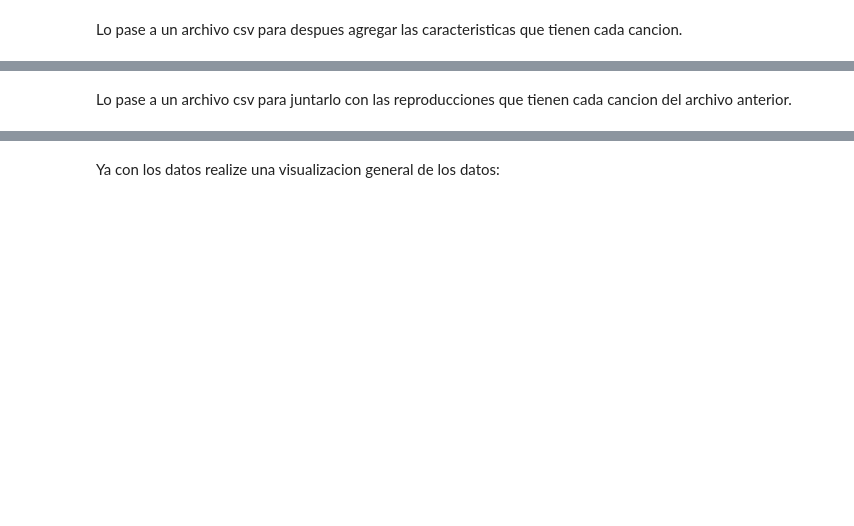
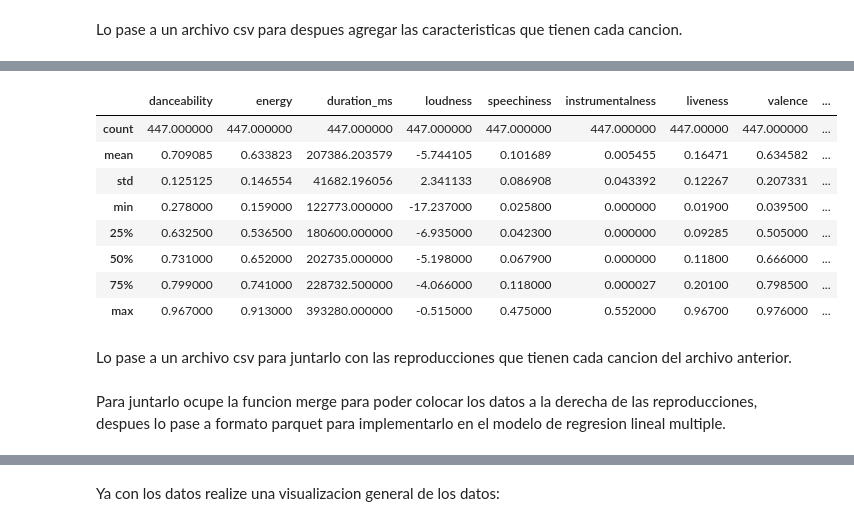
Before and after one commit to JesusRosales1309/Spoty-project, a Jupyter notebook: notebooks/Todo_en_uno.ipynb, the cells around one changed output, grey strips where cells are left out. Saved outputs shown, nothing was run; the diff lists cells and outputs as text; code cells hidden in the pictures; blank space fills up the shorter version.

```diff
--- a/notebooks/Todo_en_uno.ipynb
+++ b/notebooks/Todo_en_uno.ipynb
@@ -130,24 +148,3 @@ import pandas as pd
 client_credentials_manager = SpotifyClientCredentials(client_id="e3aa2b0ba2664fc384f7081a2121f66c",
                                                     client_secret="c2123cf1707f4a95a384f7a3a7b570c0")
 sp = spotipy.Spotify(client_credentials_manager=client_credentials_manager)
-# %%
-import pandas as pd
-archivo="../data/interim/datos_sum.csv"
-df=pd.read_csv(archivo)
-#print(df)
-uri=df['uri'].tolist()
-#uri
-i=0
-for i in range(len(uri)-1):
-    if i==0:
-        df=pd.concat([pd.DataFrame(sp.audio_features(uri[i]),columns=['danceability','energy','duration_ms','loudness','speechiness','instrumentalness','liveness','valence','tempo','acousticness']),
-                  pd.DataFrame(sp.audio_features(uri[i+1]),columns=['danceability','energy','duration_ms','loudness','speechiness','instrumentalness','liveness','valence','tempo','acousticness'])],
-                  ignore_index=True)
-
-    else:
-        df=pd.concat([df,
-                  pd.DataFrame(sp.audio_features(uri[i+1]),columns=['danceability','energy','duration_ms','loudness','speechiness','instrumentalness','liveness','valence','tempo','acousticness'])],
-                  ignore_index=True)
-print('numero de filas:',len(df))
-print(df.head())
-#df.to_csv("../data/interim/features.csv")
@@ -168,0 +151,16 @@ numero de filas: 447
+# %%
+import pandas as pd
+archivo='../data/interim/datos_sum.csv'
+df=pd.read_csv(archivo)
+
+uri=df['uri'].tolist()
+song_list=[]
+for i in range(len(uri)):
+    data=pd.DataFrame(sp.audio_features(uri[i]),columns=['danceability','energy','duration_ms','loudness','speechiness','instrumentalness','liveness','valence','tempo','acousticness'])
+    song_list.append(data)
+
+
+df=pd.concat(song_list,ignore_index=True)
+print("Numero de filas:",len(df))
+df.head()
+#df.to_csv("../data/interim/features.csv")
@@ -169,7 +175,21 @@ numero de filas: 447
+# %%
+df.describe()
+# %% [output]
+|  | danceability | energy | duration_ms | loudness | speechiness | instrumentalness | liveness | valence | ... |
+| count | 447.000000 | 447.000000 | 447.000000 | 447.000000 | 447.000000 | 447.000000 | 447.00000 | 447.000000 | ... |
+| mean | 0.709085 | 0.633823 | 207386.203579 | -5.744105 | 0.101689 | 0.005455 | 0.16471 | 0.634582 | ... |
+| std | 0.125125 | 0.146554 | 41682.196056 | 2.341133 | 0.086908 | 0.043392 | 0.12267 | 0.207331 | ... |
+| min | 0.278000 | 0.159000 | 122773.000000 | -17.237000 | 0.025800 | 0.000000 | 0.01900 | 0.039500 | ... |
+| 25% | 0.632500 | 0.536500 | 180600.000000 | -6.935000 | 0.042300 | 0.000000 | 0.09285 | 0.505000 | ... |
+| 50% | 0.731000 | 0.652000 | 202735.000000 | -5.198000 | 0.067900 | 0.000000 | 0.11800 | 0.666000 | ... |
+| 75% | 0.799000 | 0.741000 | 228732.500000 | -4.066000 | 0.118000 | 0.000027 | 0.20100 | 0.798500 | ... |
+| max | 0.967000 | 0.913000 | 393280.000000 | -0.515000 | 0.475000 | 0.552000 | 0.96700 | 0.976000 | ... |
 # %% [markdown]
 Lo pase a un archivo csv para juntarlo con las reproducciones que tienen cada cancion del archivo anterior.
 # %%
 df.to_csv("../data/interim/features.csv")
+# %% [markdown]
+Para juntarlo ocupe la funcion merge para poder colocar los datos a la derecha de las reproducciones, despues lo pase a formato parquet para implementarlo en el modelo de regresion lineal multiple.
 # %%
 import pandas as pd
 archivo1='../data/interim/datos_sum.csv'
```
Also changed, not shown: parts of 29 cells of this notebook.
